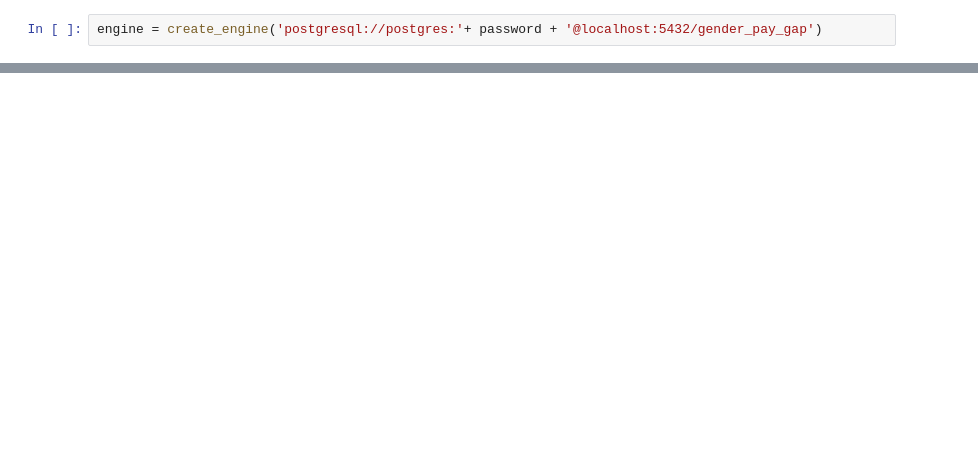
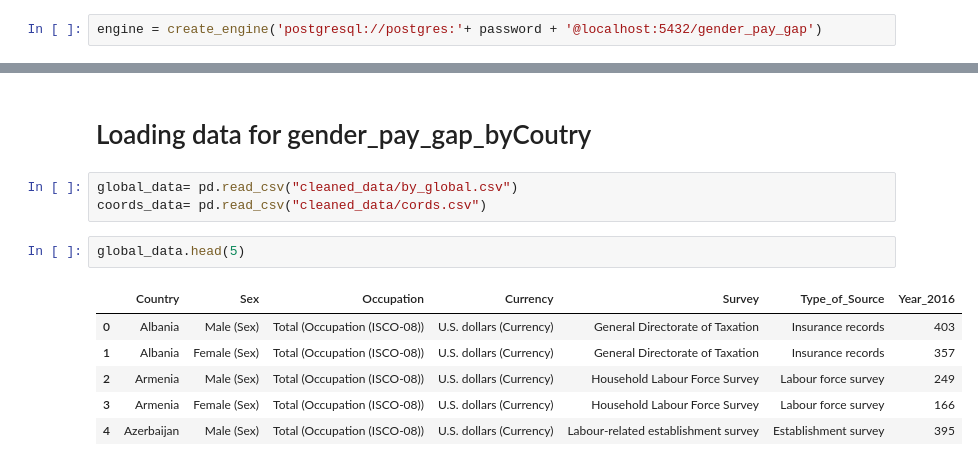
Before and after one commit to lquasem/Gender-Pay-Gap, a Jupyter notebook: load_data_to_db.ipynb, the cells around one changed output, grey strips where cells are left out. Saved outputs shown, nothing was run; the diff lists cells and outputs as text; blank space fills up the shorter version.

```diff
--- a/load_data_to_db.ipynb
+++ b/load_data_to_db.ipynb
@@ -33,0 +47,14 @@ pay_gap_by_gender_table.to_sql(name='pay_gap_by_race', con=engine, if_exists='ap
+# %% [markdown]
+# Loading data for gender_pay_gap_byCoutry
+# %%
+global_data= pd.read_csv("cleaned_data/by_global.csv")
+coords_data= pd.read_csv("cleaned_data/cords.csv")
+# %%
+global_data.head(5)
+# %% [output]
+|  | Country | Sex | Occupation | Currency | Survey | Type_of_Source | Year_2016 |
+| 0 | Albania | Male (Sex) | Total (Occupation (ISCO-08)) | U.S. dollars (Currency) | General Directorate of Taxation | Insurance records | 403 |
+| 1 | Albania | Female (Sex) | Total (Occupation (ISCO-08)) | U.S. dollars (Currency) | General Directorate of Taxation | Insurance records | 357 |
+| 2 | Armenia | Male (Sex) | Total (Occupation (ISCO-08)) | U.S. dollars (Currency) | Household Labour Force Survey | Labour force survey | 249 |
+| 3 | Armenia | Female (Sex) | Total (Occupation (ISCO-08)) | U.S. dollars (Currency) | Household Labour Force Survey | Labour force survey | 166 |
+| 4 | Azerbaijan | Male (Sex) | Total (Occupation (ISCO-08)) | U.S. dollars (Currency) | Labour-related establishment survey | Establishment survey | 395 |
```
Also changed, not shown: parts of 17 cells of this notebook, 17 other files.
